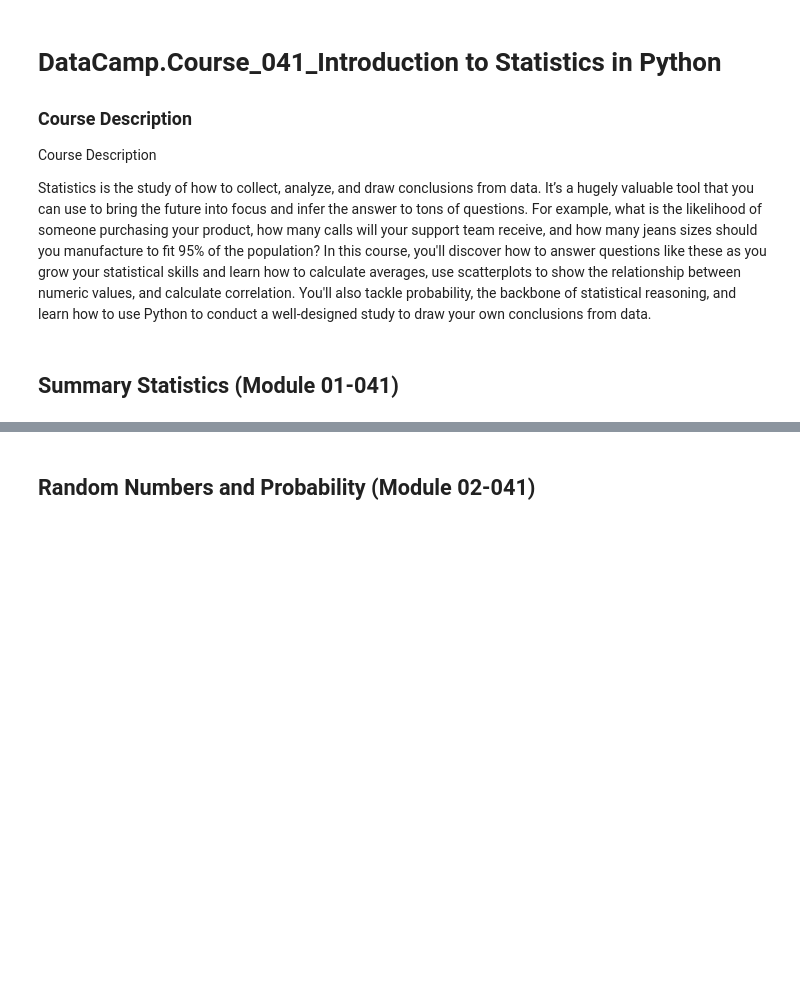
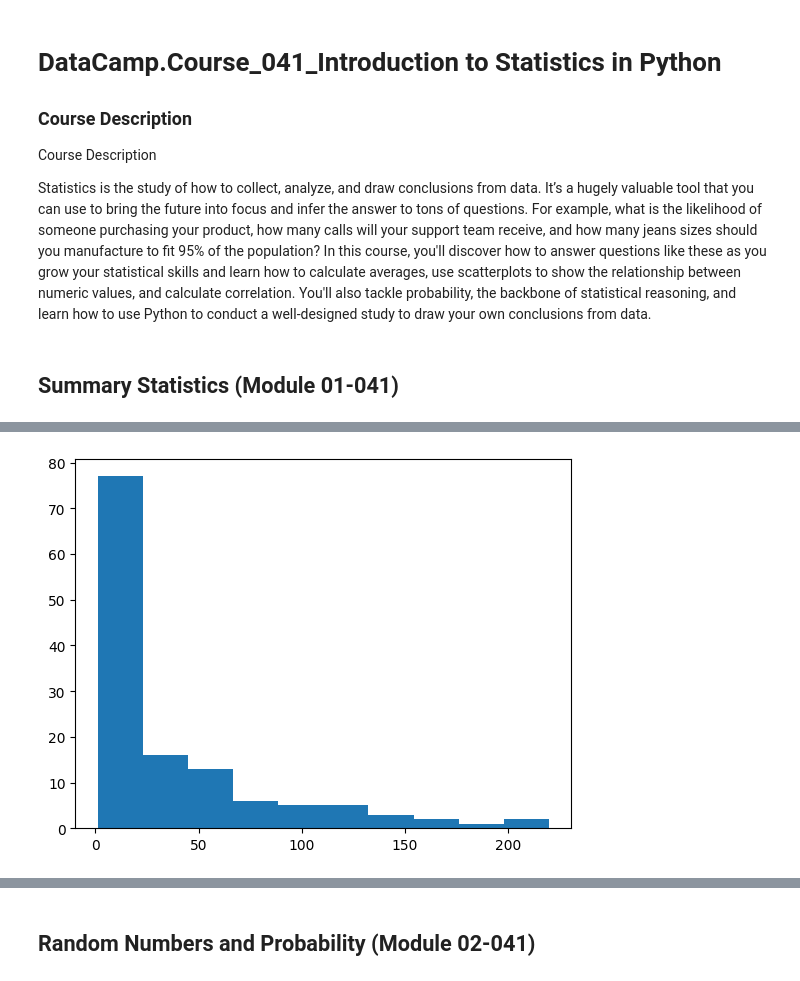
Before and after one commit to mcabas/Datacamp_Notebook, a Jupyter notebook: DataCamp.Course_041_Introduction to Statistics in Python.ipynb, the cells around one changed output, grey strips where cells are left out. Cells and saved outputs as stored; diff of their text form; code cells hidden in the pictures; blank space fills up the shorter version.

```diff
--- a/DataCamp.Course_041_Introduction to Statistics in Python.ipynb
+++ b/DataCamp.Course_041_Introduction to Statistics in Python.ipynb
@@ -14,0 +69,23 @@ XXefeifhfuoiehfue
+# %%
+# Import pandas with alias pd
+import pandas as pd
+
+#Load Data
+food_consumption = pd.read_csv('datasets/food_consumption.csv')
+
+# Import numpy with alias np
+import numpy as np
+
+# Filter for Belgium
+be_consumption = food_consumption[food_consumption['country'] == 'Belgium']
+
+# Filter for USA
+usa_consumption = food_consumption[food_consumption['country'] == 'USA']
+
+# Calculate mean and median consumption in Belgium
+print(np.mean(be_consumption['consumption']))
+print(np.median(be_consumption['consumption']))
+
+# Calculate mean and median consumption in USA
+print(np.mean(usa_consumption['consumption']))
+print(np.median(usa_consumption['consumption']))
@@ -14,0 +129,12 @@ XXefeifhfuoiehfue
+# %%
+# Import matplotlib.pyplot with alias plt
+import matplotlib.pyplot as plt
+
+# Subset for food_category equals rice
+rice_consumption = food_consumption[food_consumption['food_category'] == 'rice']
+
+# Histogram of co2_emission for rice and show plot
+plt.hist(rice_consumption['co2_emission'])
+plt.show()
+# %% [output]
+[figure, added]
```
Also changed, not shown: parts of 23 cells of this notebook.
